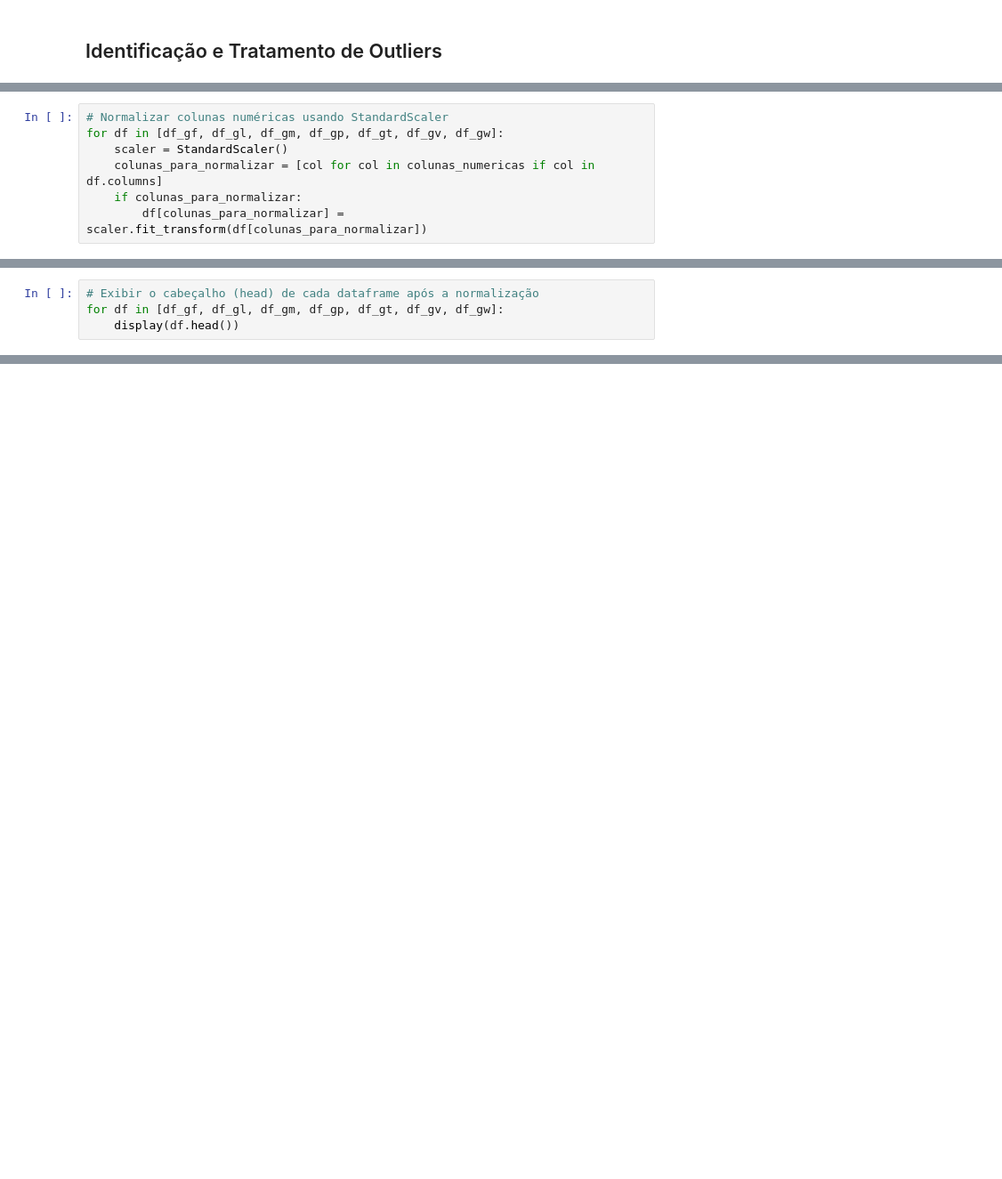
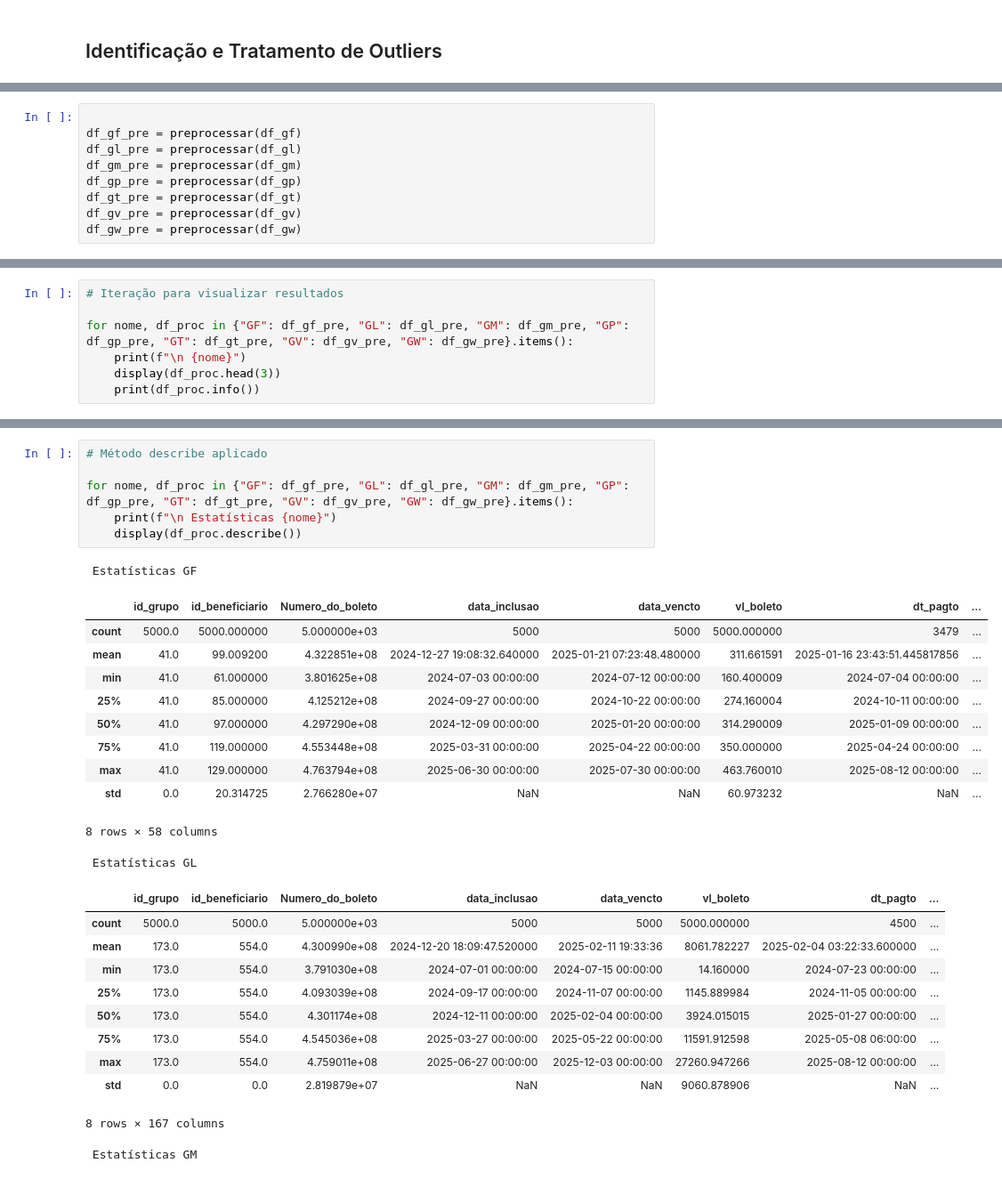
Before and after one commit to jjalmeidadev/payback-projeto, a Jupyter notebook: notebooks/Exploração_de_Dados,_Pré_processamento_e_Levantamento_de_Hipóteses_The_Seven.ipynb, the cells around one changed output, grey strips where cells are left out. Shown at 89% size. Cells and saved outputs as stored; diff of their text form; blank space fills up the shorter version.

```diff
--- a/notebooks/Exploração_de_Dados,_Pré_processamento_e_Levantamento_de_Hipóteses_The_Seven.ipynb
+++ b/notebooks/Exploração_de_Dados,_Pré_processamento_e_Levantamento_de_Hipóteses_The_Seven.ipynb
@@ -145,7 +165,0 @@ for df in [df_gf, df_gl, df_gm, df_gp, df_gt, df_gv, df_gw]:
-# %%
-# Normalizar colunas numéricas usando StandardScaler
-for df in [df_gf, df_gl, df_gm, df_gp, df_gt, df_gv, df_gw]:
-    scaler = StandardScaler()
-    colunas_para_normalizar = [col for col in colunas_numericas if col in df.columns]
-    if colunas_para_normalizar:
-        df[colunas_para_normalizar] = scaler.fit_transform(df[colunas_para_normalizar])
@@ -154,4 +165,0 @@ for df in [df_gf, df_gl, df_gm, df_gp, df_gt, df_gv, df_gw]:
-# %%
-# Exibir o cabeçalho (head) de cada dataframe após a normalização
-for df in [df_gf, df_gl, df_gm, df_gp, df_gt, df_gv, df_gw]:
-    display(df.head())
@@ -157,0 +287,9 @@ for df in [df_gf, df_gl, df_gm, df_gp, df_gt, df_gv, df_gw]:
+# %%
+
+df_gf_pre = preprocessar(df_gf)
+df_gl_pre = preprocessar(df_gl)
+df_gm_pre = preprocessar(df_gm)
+df_gp_pre = preprocessar(df_gp)
+df_gt_pre = preprocessar(df_gt)
+df_gv_pre = preprocessar(df_gv)
+df_gw_pre = preprocessar(df_gw)
@@ -157,0 +298,7 @@ for df in [df_gf, df_gl, df_gm, df_gp, df_gt, df_gv, df_gw]:
+# %%
+# Iteração para visualizar resultados
+
+for nome, df_proc in {"GF": df_gf_pre, "GL": df_gl_pre, "GM": df_gm_pre, "GP": df_gp_pre, "GT": df_gt_pre, "GV": df_gv_pre, "GW": df_gw_pre}.items():
+    print(f"\n {nome}")
+    display(df_proc.head(3))
+    print(df_proc.info())
@@ -157,0 +363,30 @@ for df in [df_gf, df_gl, df_gm, df_gp, df_gt, df_gv, df_gw]:
+# %%
+# Método describe aplicado
+
+for nome, df_proc in {"GF": df_gf_pre, "GL": df_gl_pre, "GM": df_gm_pre, "GP": df_gp_pre, "GT": df_gt_pre, "GV": df_gv_pre, "GW": df_gw_pre}.items():
+    print(f"\n Estatísticas {nome}")
+    display(df_proc.describe())
+# %% [output]
+ Estatísticas GF
+|  | id_grupo | id_beneficiario | Numero_do_boleto | data_inclusao | data_vencto | vl_boleto | dt_pagto | ... |
+| count | 5000.0 | 5000.000000 | 5.000000e+03 | 5000 | 5000 | 5000.000000 | 3479 | ... |
+| mean | 41.0 | 99.009200 | 4.322851e+08 | 2024-12-27 19:08:32.640000 | 2025-01-21 07:23:48.480000 | 311.661591 | 2025-01-16 23:43:51.445817856 | ... |
+| min | 41.0 | 61.000000 | 3.801625e+08 | 2024-07-03 00:00:00 | 2024-07-12 00:00:00 | 160.400009 | 2024-07-04 00:00:00 | ... |
+| 25% | 41.0 | 85.000000 | 4.125212e+08 | 2024-09-27 00:00:00 | 2024-10-22 00:00:00 | 274.160004 | 2024-10-11 00:00:00 | ... |
+| 50% | 41.0 | 97.000000 | 4.297290e+08 | 2024-12-09 00:00:00 | 2025-01-20 00:00:00 | 314.290009 | 2025-01-09 00:00:00 | ... |
+| 75% | 41.0 | 119.000000 | 4.553448e+08 | 2025-03-31 00:00:00 | 2025-04-22 00:00:00 | 350.000000 | 2025-04-24 00:00:00 | ... |
+| max | 41.0 | 129.000000 | 4.763794e+08 | 2025-06-30 00:00:00 | 2025-07-30 00:00:00 | 463.760010 | 2025-08-12 00:00:00 | ... |
+| std | 0.0 | 20.314725 | 2.766280e+07 | NaN | NaN | 60.973232 | NaN | ... |
+8 rows × 58 columns
+ Estatísticas GL
+|  | id_grupo | id_beneficiario | Numero_do_boleto | data_inclusao | data_vencto | vl_boleto | dt_pagto | ... |
+| count | 5000.0 | 5000.0 | 5.000000e+03 | 5000 | 5000 | 5000.000000 | 4500 | ... |
+| mean | 173.0 | 554.0 | 4.300990e+08 | 2024-12-20 18:09:47.520000 | 2025-02-11 19:33:36 | 8061.782227 | 2025-02-04 03:22:33.600000 | ... |
+| min | 173.0 | 554.0 | 3.791030e+08 | 2024-07-01 00:00:00 | 2024-07-15 00:00:00 | 14.160000 | 2024-07-23 00:00:00 | ... |
+| 25% | 173.0 | 554.0 | 4.093039e+08 | 2024-09-17 00:00:00 | 2024-11-07 00:00:00 | 1145.889984 | 2024-11-05 00:00:00 | ... |
+| 50% | 173.0 | 554.0 | 4.301174e+08 | 2024-12-11 00:00:00 | 2025-02-04 00:00:00 | 3924.015015 | 2025-01-27 00:00:00 | ... |
+| 75% | 173.0 | 554.0 | 4.545036e+08 | 2025-03-27 00:00:00 | 2025-05-22 00:00:00 | 11591.912598 | 2025-05-08 06:00:00 | ... |
+| max | 173.0 | 554.0 | 4.759011e+08 | 2025-06-27 00:00:00 | 2025-12-03 00:00:00 | 27260.947266 | 2025-08-12 00:00:00 | ... |
+| std | 0.0 | 0.0 | 2.819879e+07 | NaN | NaN | 9060.878906 | NaN | ... |
+8 rows × 167 columns
+ Estatísticas GM
```
Also changed, not shown: parts of 29 cells of this notebook, 1 other file.
